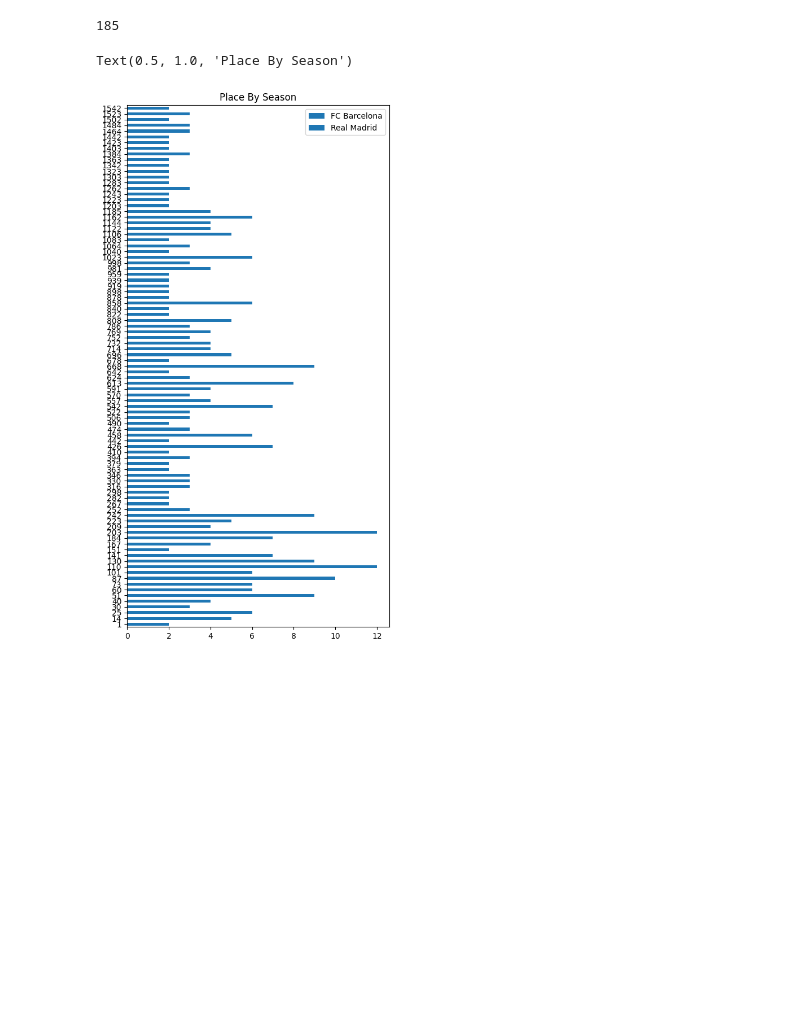
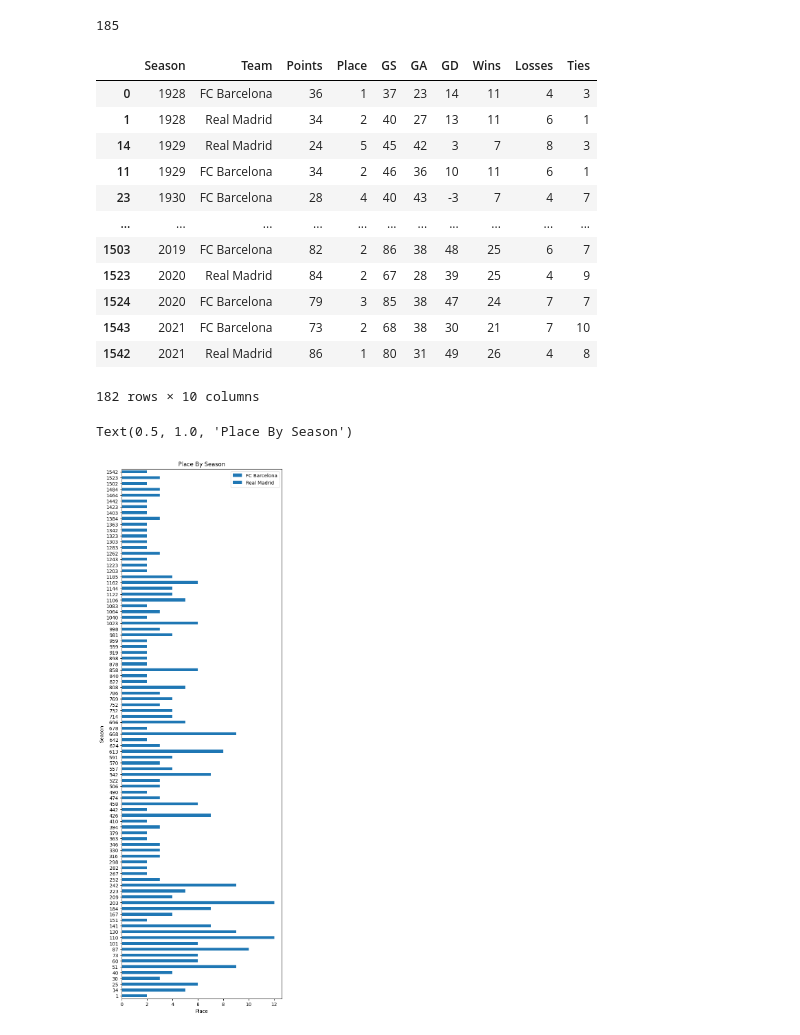
Before and after one commit to EvanDBush/soccer_rivalry_project, a Jupyter notebook: head_to_head.ipynb, the cells around one changed output. Cells and saved outputs as stored; diff of their text form; code cells hidden in the pictures; blank space fills up the shorter version.

Commit message:
working on last plot

```diff
--- a/head_to_head.ipynb
+++ b/head_to_head.ipynb
@@ -135,12 +135,29 @@ Total Goals Allowed- Barcelona: 295, Real Madrid: 295
 barca_season_results = season_results_df[season_results_df['Team'] == 'FC Barcelona']
 madrid_season_results= season_results_df[season_results_df['Team'] == 'Real Madrid']
 combined_season_results = pd.concat([barca_season_results, madrid_season_results]).sort_values(by='Season')
-
-plt.figure(figsize= (6, 12))
-places = combined_season_results.groupby(['Team'])['Place']
-places.plot(kind='barh')
-plt.legend()
-plt.title('Place By Season')
+combined_season_results
 # %% [output]
+|  | Season | Team | Points | Place | GS | GA | GD | Wins | Losses | Ties |
+| 0 | 1928 | FC Barcelona | 36 | 1 | 37 | 23 | 14 | 11 | 4 | 3 |
+| 1 | 1928 | Real Madrid | 34 | 2 | 40 | 27 | 13 | 11 | 6 | 1 |
+| 14 | 1929 | Real Madrid | 24 | 5 | 45 | 42 | 3 | 7 | 8 | 3 |
+| 11 | 1929 | FC Barcelona | 34 | 2 | 46 | 36 | 10 | 11 | 6 | 1 |
+| 23 | 1930 | FC Barcelona | 28 | 4 | 40 | 43 | -3 | 7 | 4 | 7 |
+| ... | ... | ... | ... | ... | ... | ... | ... | ... | ... | ... |
+| 1503 | 2019 | FC Barcelona | 82 | 2 | 86 | 38 | 48 | 25 | 6 | 7 |
+| 1523 | 2020 | Real Madrid | 84 | 2 | 67 | 28 | 39 | 25 | 4 | 9 |
+| 1524 | 2020 | FC Barcelona | 79 | 3 | 85 | 38 | 47 | 24 | 7 | 7 |
+| 1543 | 2021 | FC Barcelona | 73 | 2 | 68 | 38 | 30 | 21 | 7 | 10 |
+| 1542 | 2021 | Real Madrid | 86 | 1 | 80 | 31 | 49 | 26 | 4 | 8 |
-Text(0.5, 1.0, 'Place By Season')
+182 rows × 10 columns
-[figure, removed]
+# %%
+
+
+plt.figure(figsize= (6, 20))
+places = combined_season_results.groupby(['Team'])['Place']
+places.plot(kind='barh', xlabel='Place', ylabel='Season', yticks=((np.arange(1928, 2023, step=1))))
+plt.legend()
+plt.title('Place By Season')
+# %% [output]
+Text(0.5, 1.0, 'Place By Season')
+[figure, added]
```
